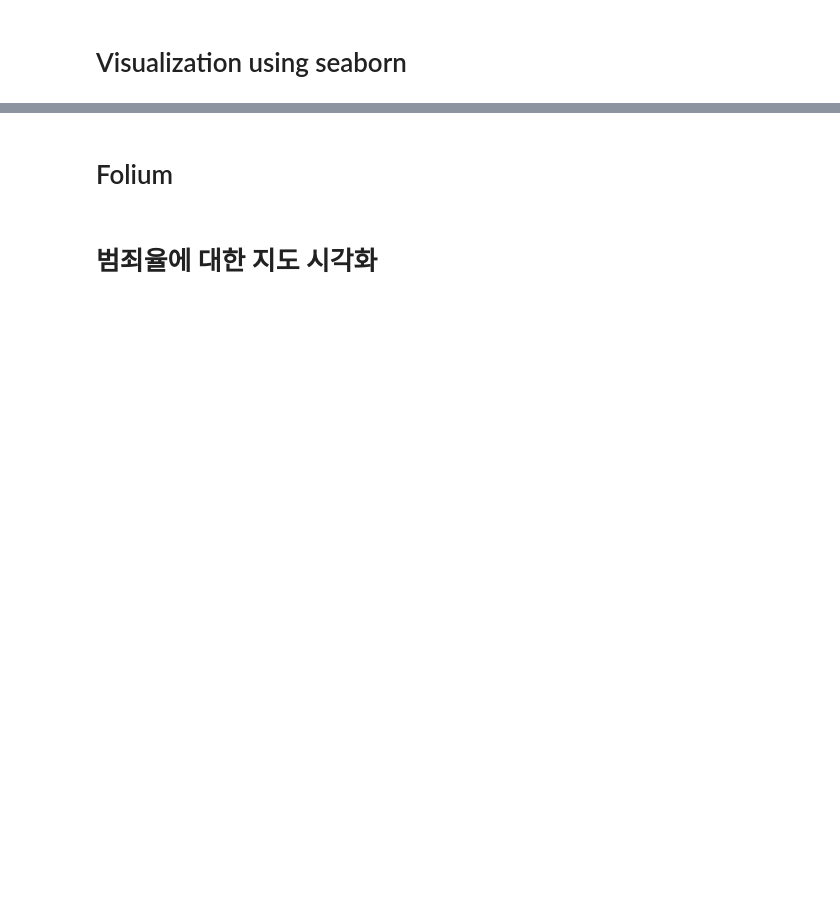
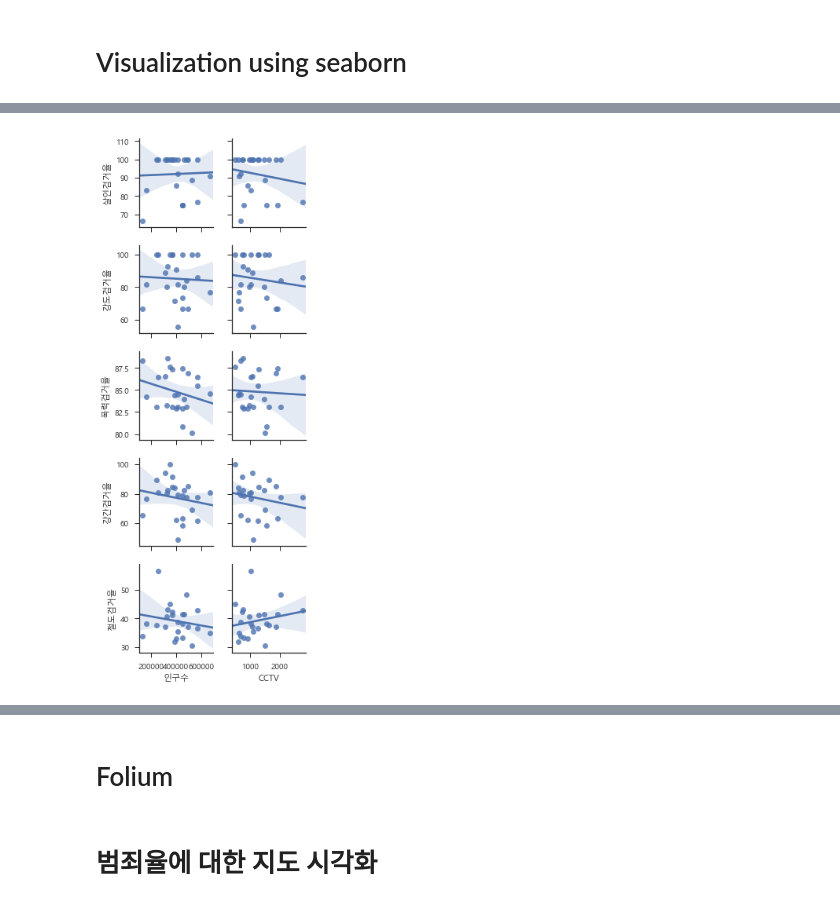
Before and after one commit to choweol514/MgtDatabase2018, a Jupyter notebook: 데이터분석2/서울시 범죄현황 분석_student.ipynb, the cells around one changed output, grey strips where cells are left out. Saved outputs shown, nothing was run; the diff lists cells and outputs as text; code cells hidden in the pictures; blank space fills up the shorter version.

```diff
--- a/데이터분석2/서울시 범죄현황 분석_student.ipynb
+++ b/데이터분석2/서울시 범죄현황 분석_student.ipynb
@@ -573,2 +726,11 @@ crime_norm.head()
+# %%
+# 인구수 CCTV와 살인검거율과 폭력검거율의 상관관계
+sns.pairplot(crime_norm, x_vars=["인구수", "CCTV"],
+            y_vars = ['살인검거율', '강도검거율', '폭력검거율', '강간검거율', '절도검거율'],
+            kind = 'reg',
+            size = 2)
+plt.show()
+# %% [output]
+[figure, added]
 # %%
 # 절도검거율, 강도검도율과 인구수, CCTV 상관관계
```
Also changed, not shown: parts of 51 cells of this notebook, 14 other files.
